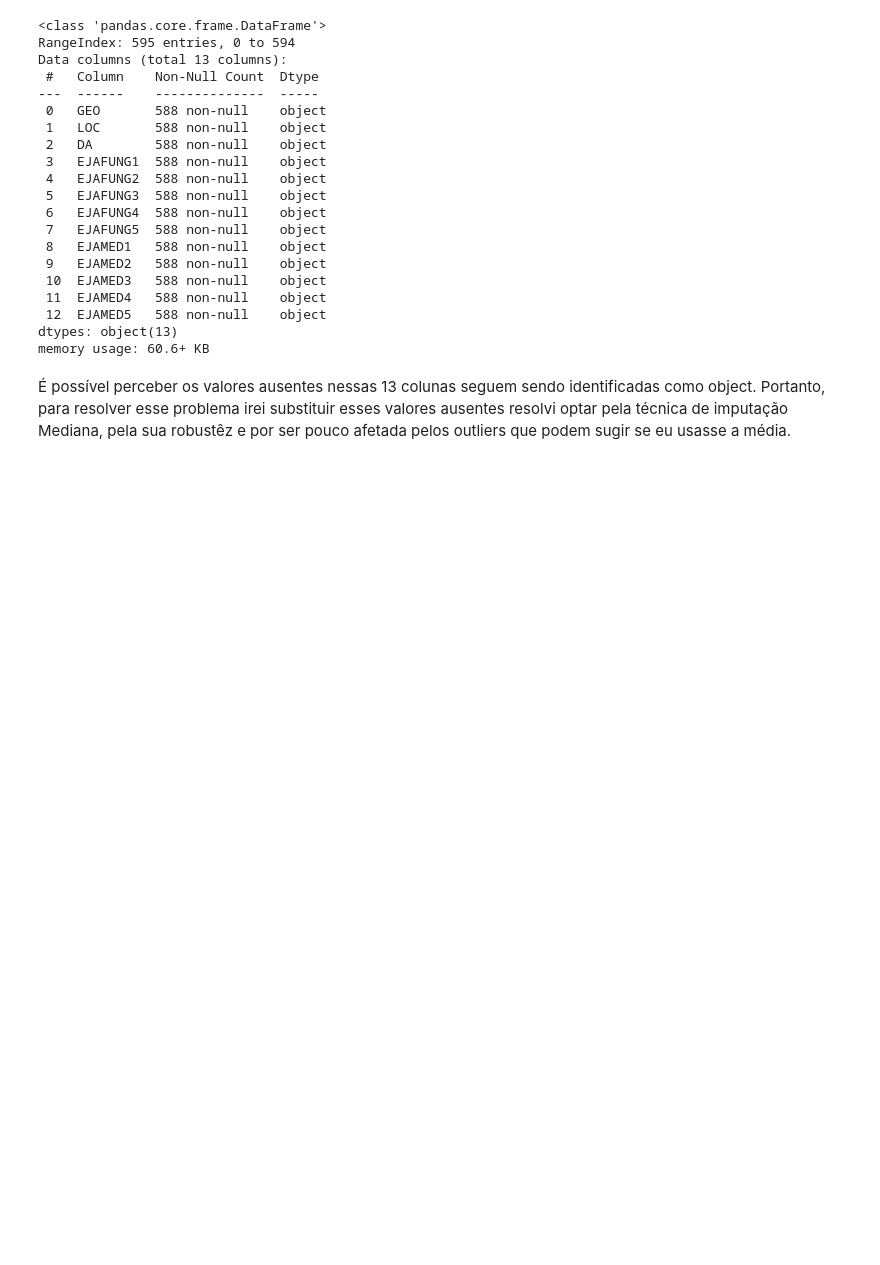
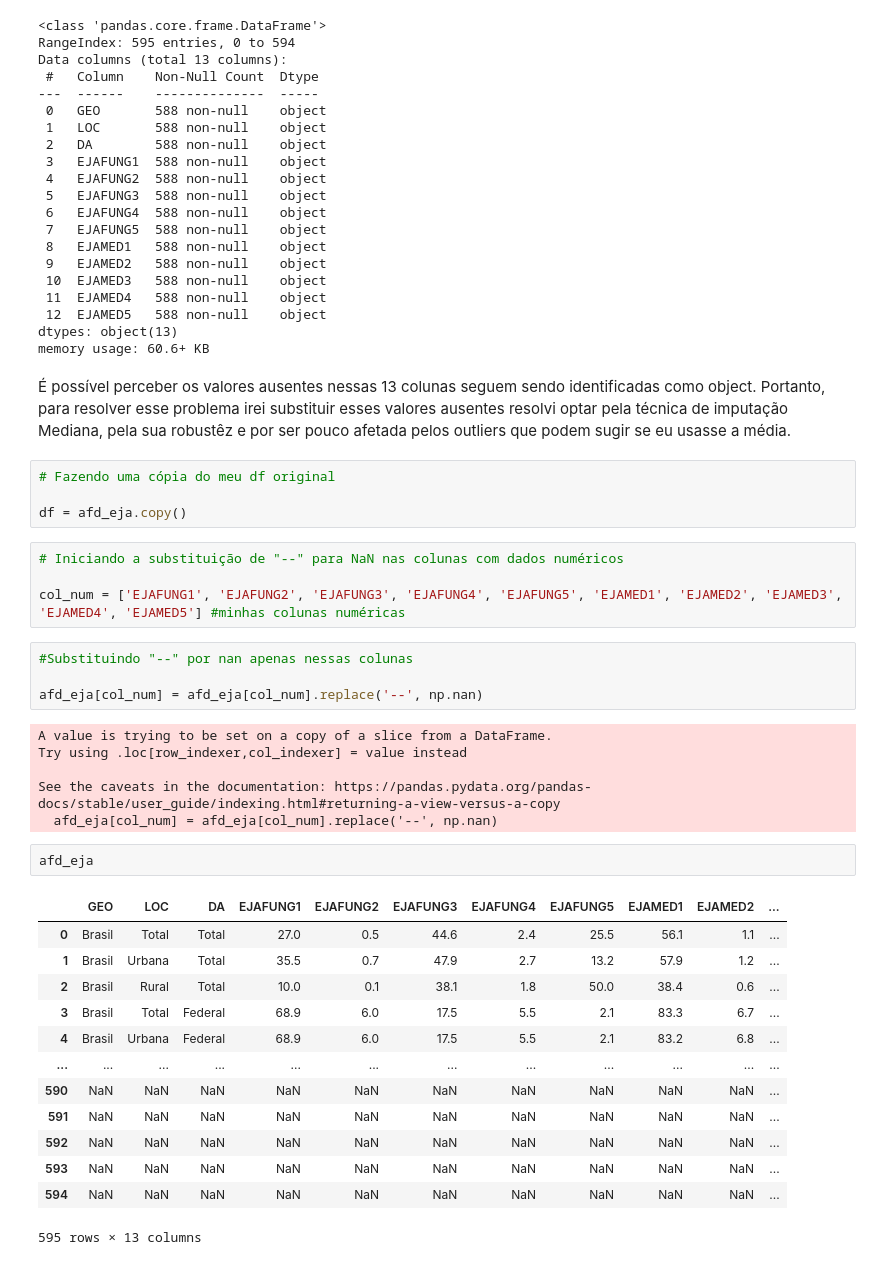
Before and after one commit to xavierruth/Compet-DS-ATV, a Jupyter notebook: dados.ipynb, the cells around one changed output. Saved outputs shown, nothing was run; the diff lists cells and outputs as text; blank space fills up the shorter version.

Commit message:
iniciando a visualização dos dados

```diff
--- a/dados.ipynb
+++ b/dados.ipynb
@@ -357,3 +359,37 @@ dtypes: object(13)
 memory usage: 60.6+ KB
 # %% [markdown]
 É possível perceber os valores ausentes nessas 13 colunas seguem sendo identificadas como object. Portanto, para resolver esse problema irei substituir esses valores ausentes resolvi optar pela técnica de imputação Mediana, pela sua robustêz e por ser pouco afetada pelos outliers que podem sugir se eu usasse a média.
+# %%
+# Fazendo uma cópia do meu df original
+
+df = afd_eja.copy()
+# %%
+# Iniciando a substituição de "--" para NaN nas colunas com dados numéricos
+
+col_num = ['EJAFUNG1', 'EJAFUNG2', 'EJAFUNG3', 'EJAFUNG4', 'EJAFUNG5', 'EJAMED1', 'EJAMED2', 'EJAMED3', 'EJAMED4', 'EJAMED5'] #minhas colunas numéricas
+# %%
+#Substituindo "--" por nan apenas nessas colunas
+
+afd_eja[col_num] = afd_eja[col_num].replace('--', np.nan)
+# %% [output]
+A value is trying to be set on a copy of a slice from a DataFrame.
+Try using .loc[row_indexer,col_indexer] = value instead
+
+See the caveats in the documentation: https://pandas.pydata.org/pandas-docs/stable/user_guide/indexing.html#returning-a-view-versus-a-copy
+  afd_eja[col_num] = afd_eja[col_num].replace('--', np.nan)
+# %%
+afd_eja
+# %% [output]
+|  | GEO | LOC | DA | EJAFUNG1 | EJAFUNG2 | EJAFUNG3 | EJAFUNG4 | EJAFUNG5 | EJAMED1 | EJAMED2 | ... |
+| 0 | Brasil | Total | Total | 27.0 | 0.5 | 44.6 | 2.4 | 25.5 | 56.1 | 1.1 | ... |
+| 1 | Brasil | Urbana | Total | 35.5 | 0.7 | 47.9 | 2.7 | 13.2 | 57.9 | 1.2 | ... |
+| 2 | Brasil | Rural | Total | 10.0 | 0.1 | 38.1 | 1.8 | 50.0 | 38.4 | 0.6 | ... |
+| 3 | Brasil | Total | Federal | 68.9 | 6.0 | 17.5 | 5.5 | 2.1 | 83.3 | 6.7 | ... |
+| 4 | Brasil | Urbana | Federal | 68.9 | 6.0 | 17.5 | 5.5 | 2.1 | 83.2 | 6.8 | ... |
+| ... | ... | ... | ... | ... | ... | ... | ... | ... | ... | ... | ... |
+| 590 | NaN | NaN | NaN | NaN | NaN | NaN | NaN | NaN | NaN | NaN | ... |
+| 591 | NaN | NaN | NaN | NaN | NaN | NaN | NaN | NaN | NaN | NaN | ... |
+| 592 | NaN | NaN | NaN | NaN | NaN | NaN | NaN | NaN | NaN | NaN | ... |
+| 593 | NaN | NaN | NaN | NaN | NaN | NaN | NaN | NaN | NaN | NaN | ... |
+| 594 | NaN | NaN | NaN | NaN | NaN | NaN | NaN | NaN | NaN | NaN | ... |
+595 rows × 13 columns
```
Also changed, not shown: parts of 27 cells of this notebook, 1 other file.
